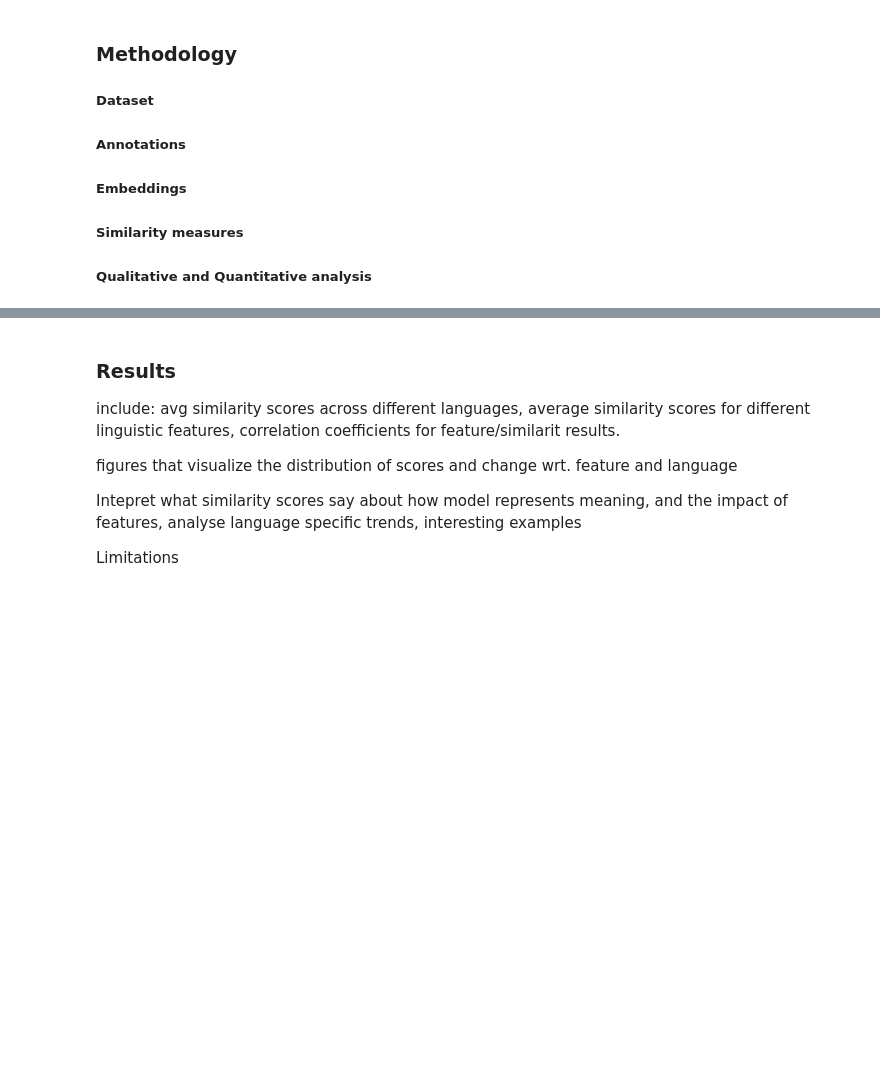
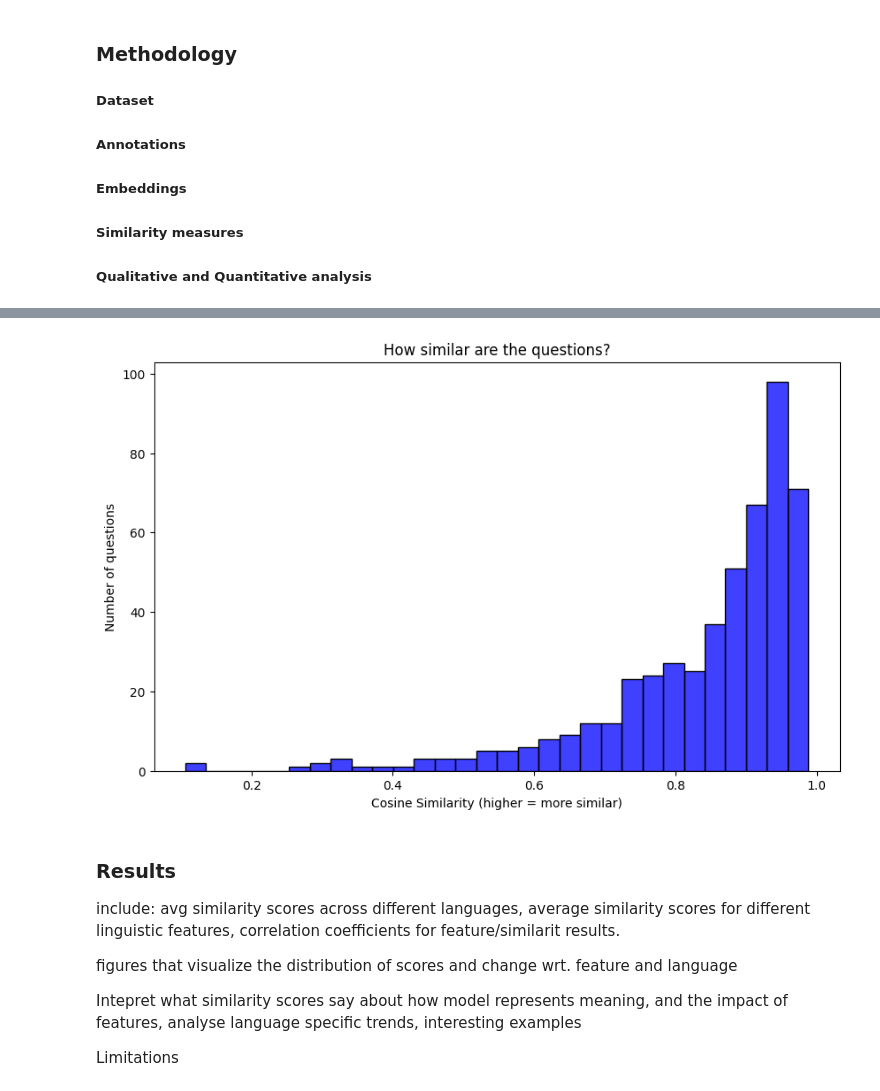
Before and after one commit to rokii3/llm-question-semantics, a Jupyter notebook: report_notebook.ipynb, the cells around one changed output, grey strips where cells are left out. Saved outputs shown, nothing was run; the diff lists cells and outputs as text; code cells hidden in the pictures; blank space fills up the shorter version.

```diff
--- a/report_notebook.ipynb
+++ b/report_notebook.ipynb
@@ -42,0 +52,23 @@ How do LLMs capture the semantic similarity of questions and their translations
+# %%
+# 1. Load data from data/encoded_test_data.csv
+
+data = pd.read_csv('encoded_data.csv')
+
+# 2. Load model from sentence transformers
+model = SentenceTransformer('sentence-transformers/paraphrase-multilingual-MiniLM-L12-v2')
+# %%
+# generate embeddings for all examples in the data, one embedding per source question and one embedding per target question
+
+print("Generating embeddings for source questions...")
+source_embeddings = model.encode(data['source'].tolist(), show_progress_bar=True)
+
+print('Generating embeddings for target questions...')
+target_embeddings = model.encode(data['target'].tolist(), show_progress_bar=True)
+
+# uncomment below print statements to see what the embeddings look like, ndim vector; only print one embedding at a time because of size issues
+
+# print(f'source embedding:{source_embeddings[0]}')
+# print(f'target embedding:{target_embeddings[0]}')
+
+np.save('source_embeddings_miniLM.npy', source_embeddings)
+np.save('target_embeddings_miniLM.npy', target_embeddings)
@@ -43,3 +135,15 @@ How do LLMs capture the semantic similarity of questions and their translations
+# %%
+#visualizations
+
+#similarity analysis
+plt.figure(figsize=(10, 6))  # make the plot bigger
+sns.histplot(data=data, x='cosine_similarity', bins=30, color='blue')
+plt.title('How similar are the questions?')
+plt.xlabel('Cosine Similarity (higher = more similar)')
+plt.ylabel('Number of questions')
+plt.show()
+# %% [output]
+[figure, added]
 # %% [markdown]
 ### Results
 include: avg similarity scores across different languages, average similarity scores for different linguistic features, correlation coefficients for feature/similarit results.
```
Also changed, not shown: parts of 3 cells of this notebook, 15 other files.
